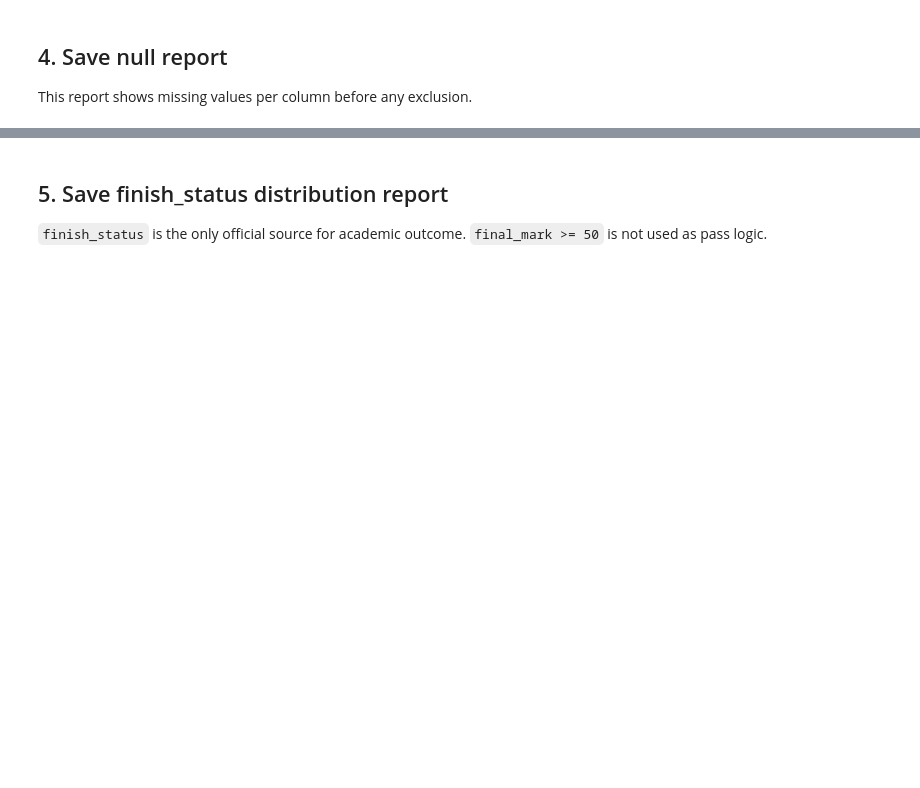
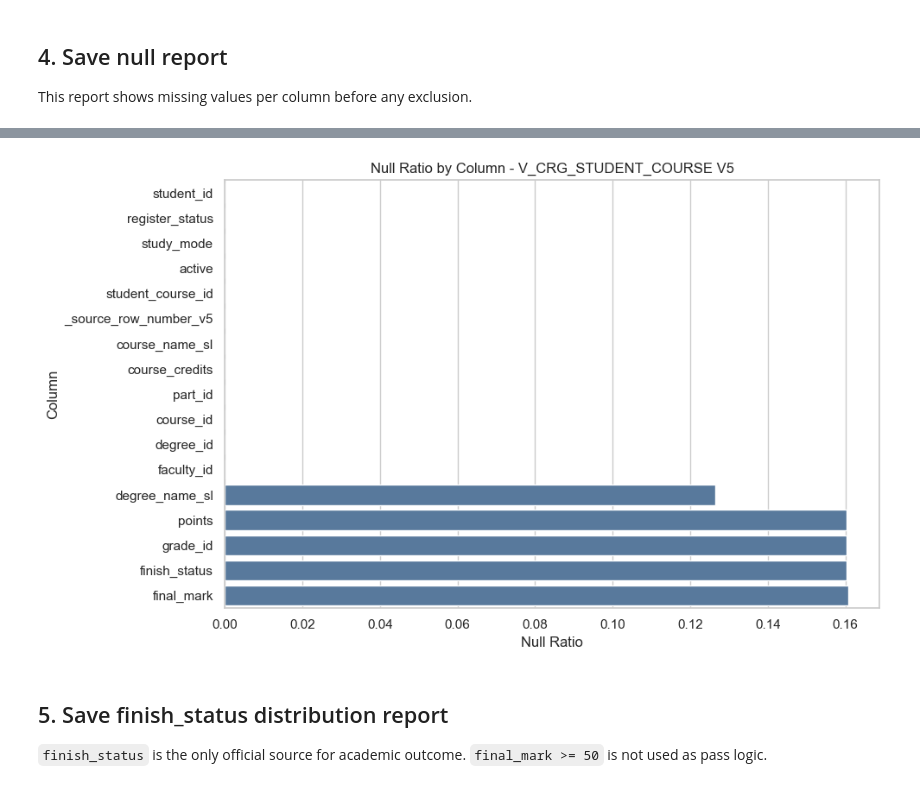
Before and after one commit to ShrkoXIII/Academic_Advisor_system, a Jupyter notebook: note_books/V_CRG_STUDENT_COURSE/01_preprocess_student_course_v5_final_reviewed.ipynb, the cells around one changed output, grey strips where cells are left out. Cells and saved outputs as stored; diff of their text form; code cells hidden in the pictures; blank space fills up the shorter version.

```diff
--- a/note_books/V_CRG_STUDENT_COURSE/01_preprocess_student_course_v5_final_reviewed.ipynb
+++ b/note_books/V_CRG_STUDENT_COURSE/01_preprocess_student_course_v5_final_reviewed.ipynb
@@ -21,10 +22,12 @@ from decimal import Decimal, InvalidOperation
 
 import numpy as np
 import pandas as pd
+import seaborn as sns
 import matplotlib.pyplot as plt
 
 pd.set_option("display.max_columns", 200)
 pd.set_option("display.max_rows", 100)
+sns.set_theme(style="whitegrid")
 
 VERSION = "v5"
 
@@ -197,13 +290,15 @@ print("Validation passed: null report saved.")
 # %%
 plot_df = null_report_v5.sort_values("null_ratio", ascending=True)
 
 plt.figure(figsize=(10, 6))
-plt.barh(plot_df["column"], plot_df["null_ratio"])
-plt.title("Null Ratio by Column — V_CRG_STUDENT_COURSE V5")
+sns.barplot(data=plot_df, y="column", x="null_ratio", color="#4C78A8")
+plt.title("Null Ratio by Column - V_CRG_STUDENT_COURSE V5")
 plt.xlabel("Null Ratio")
 plt.ylabel("Column")
 plt.tight_layout()
 plt.show()
+# %% [output]
+[figure, added]
 # %% [markdown]
 ## 5. Save finish_status distribution report
 
```
Also changed, not shown: parts of 59 cells of this notebook, 2 other files.
